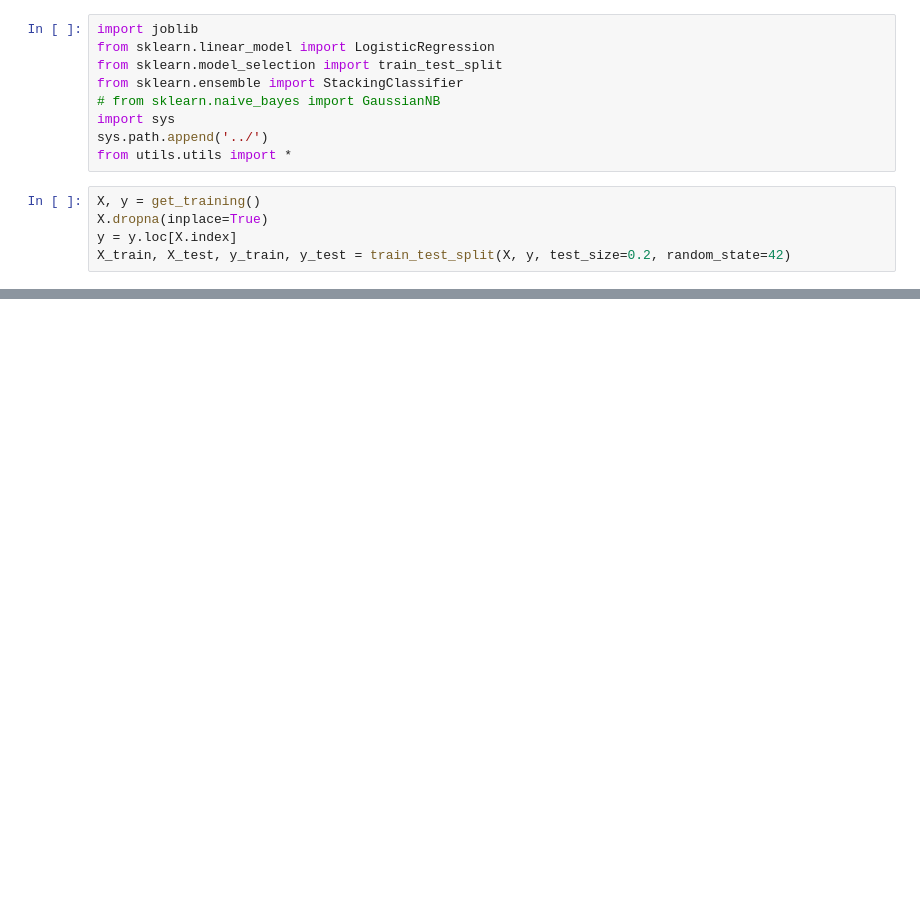
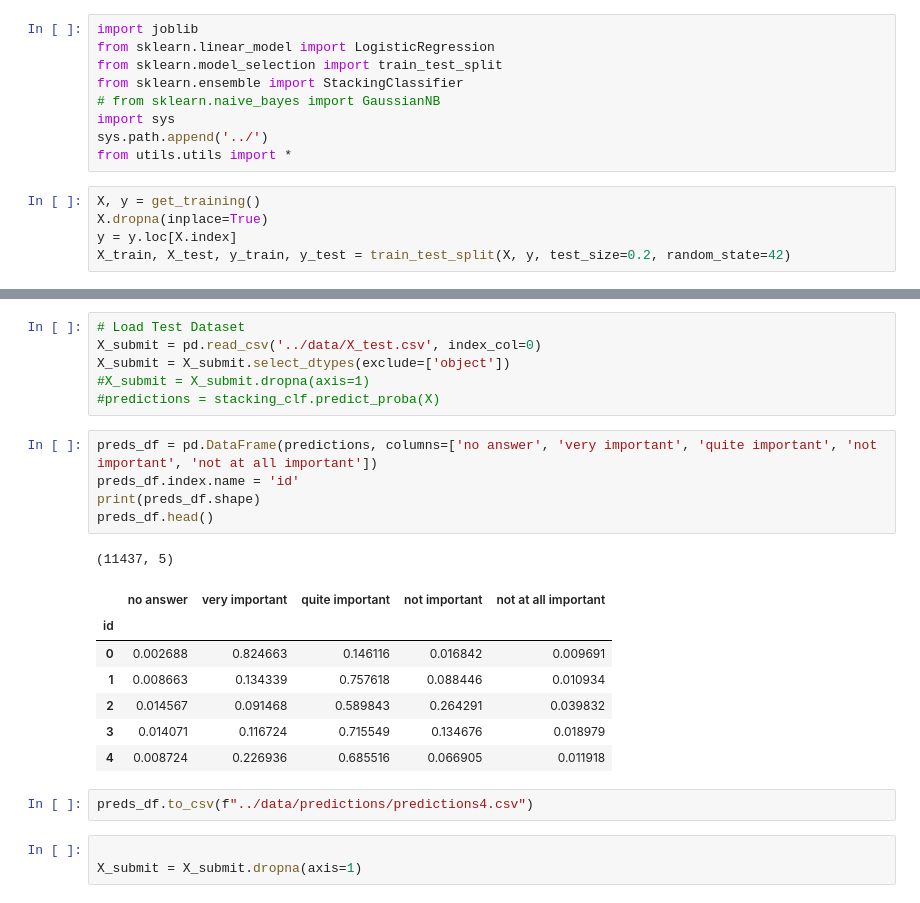
Before and after one commit to ezafar/STAT441_FinalProject, a Jupyter notebook: models/stacking.ipynb, the cells around one changed output, grey strips where cells are left out. Cells and saved outputs as stored; diff of their text form; blank space fills up the shorter version.

```diff
--- a/models/stacking.ipynb
+++ b/models/stacking.ipynb
@@ -78,0 +178,25 @@ Accuracy: 0.6337
+# %%
+# Load Test Dataset
+X_submit = pd.read_csv('../data/X_test.csv', index_col=0)
+X_submit = X_submit.select_dtypes(exclude=['object'])
+#X_submit = X_submit.dropna(axis=1)
+#predictions = stacking_clf.predict_proba(X)
+# %%
+preds_df = pd.DataFrame(predictions, columns=['no answer', 'very important', 'quite important', 'not important', 'not at all important'])
+preds_df.index.name = 'id'
+print(preds_df.shape)
+preds_df.head()
+# %% [output]
+(11437, 5)
+|  | no answer | very important | quite important | not important | not at all important |
+| id |  |  |  |  |  |
+| 0 | 0.002688 | 0.824663 | 0.146116 | 0.016842 | 0.009691 |
+| 1 | 0.008663 | 0.134339 | 0.757618 | 0.088446 | 0.010934 |
+| 2 | 0.014567 | 0.091468 | 0.589843 | 0.264291 | 0.039832 |
+| 3 | 0.014071 | 0.116724 | 0.715549 | 0.134676 | 0.018979 |
+| 4 | 0.008724 | 0.226936 | 0.685516 | 0.066905 | 0.011918 |
+# %%
+preds_df.to_csv(f"../data/predictions/predictions4.csv")
+# %%
+
+X_submit = X_submit.dropna(axis=1)
```
Also changed, not shown: parts of 5 cells of this notebook, 4 other files.
